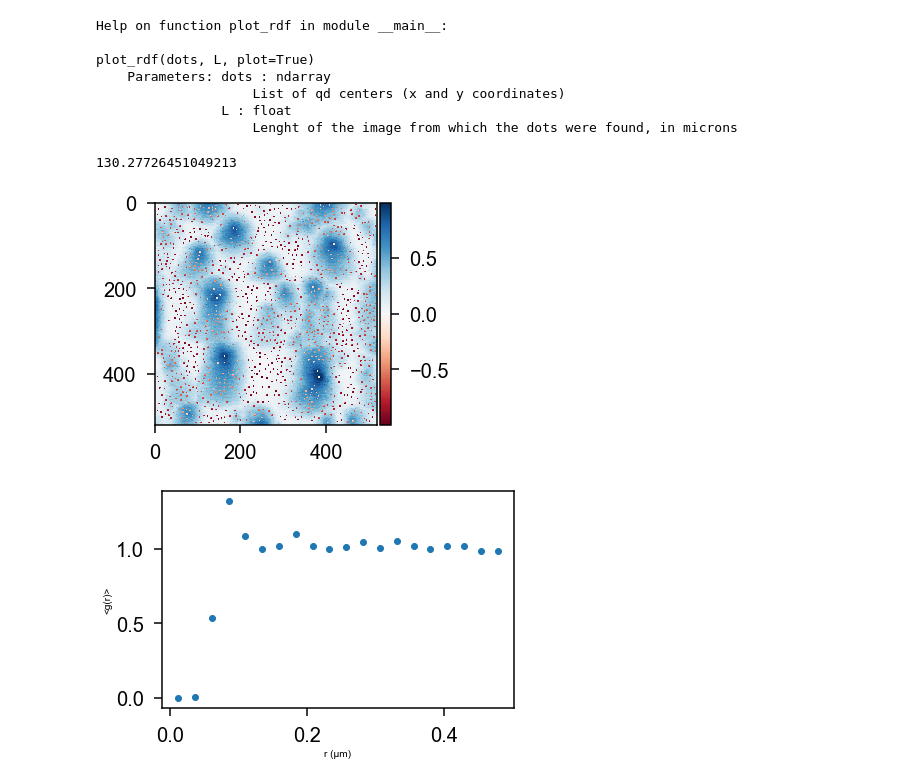
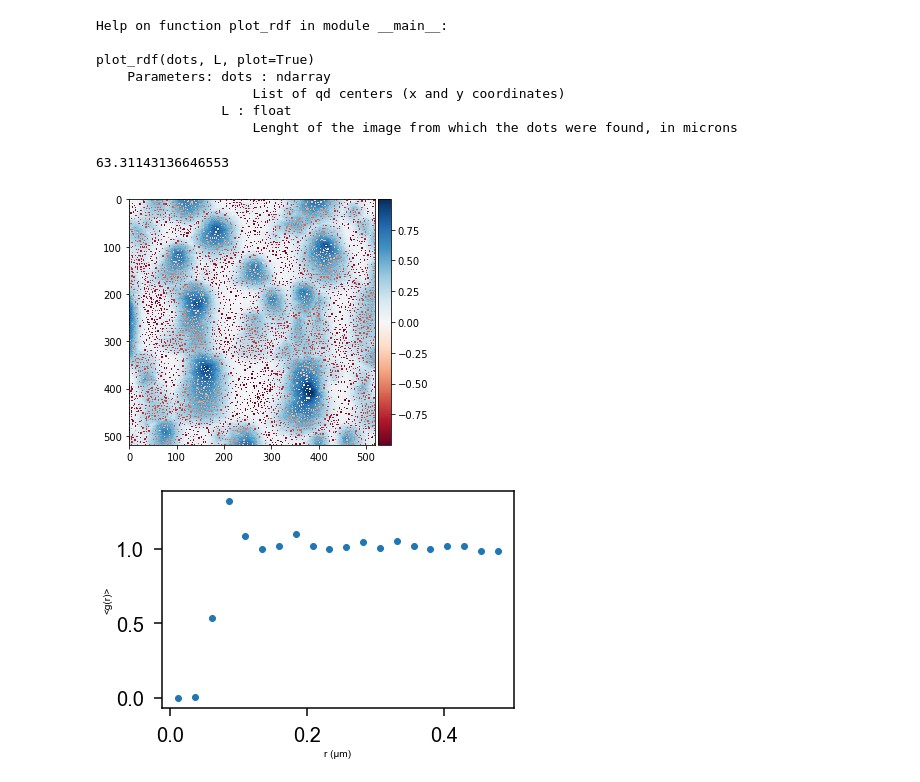
Before and after one commit to cmelab/QD-Paper-RDF, a Jupyter notebook: analyze-106.ipynb, the cells around one changed output. Saved outputs shown, nothing was run; the diff lists cells and outputs as text; code cells hidden in the pictures.

```diff
--- a/analyze-106.ipynb
+++ b/analyze-106.ipynb
@@ -47,6 +47,8 @@ def plot_rdf(dots,L,plot=True):
         plt.ylabel("<g(r)>")
         plt.show()
     return rdf.bin_centers, rdf.rdf
+
+data_path = "raw_samples/"
 # %%
 help(plot_rdf)
 rdfs = []
@@ -61,13 +63,13 @@ plot_rdf(dots, L, plot=True)
 # %%
 L=5
 R=[]
-dots=get_dots2("106/5a.tif",compare=True,microns=L,size=4, spacing=4)
+dots=get_dots2(data_path+"106/5a.tif",compare=True,microns=L,size=3, spacing=1)
 b=1/np.sqrt(len(dots)/(L*1000*1000*L))
 print(b)
 R.append(b)
 # %% [output]
-130.27726451049213
+63.31143136646553
-[figure, old version]
+[figure, new version]
 # %%
 rdfs.append(plot_rdf(dots,L,plot=True)[1])
 # %% [output]
```
Also changed, not shown: 1 other file.
